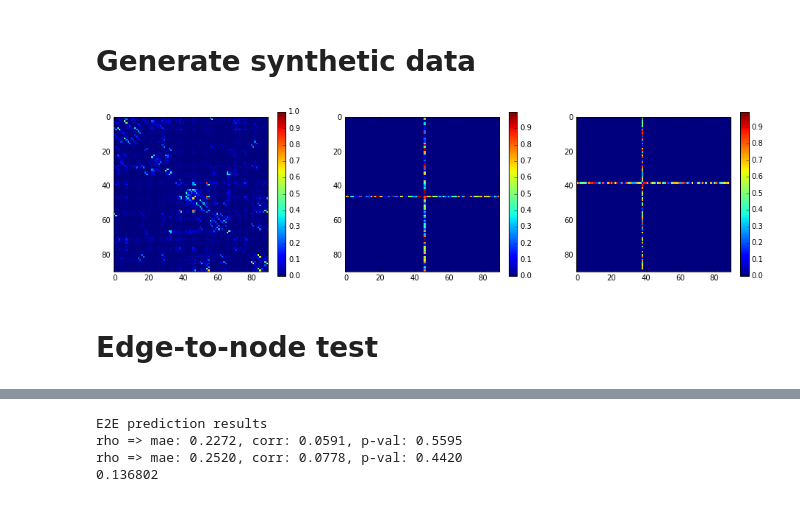
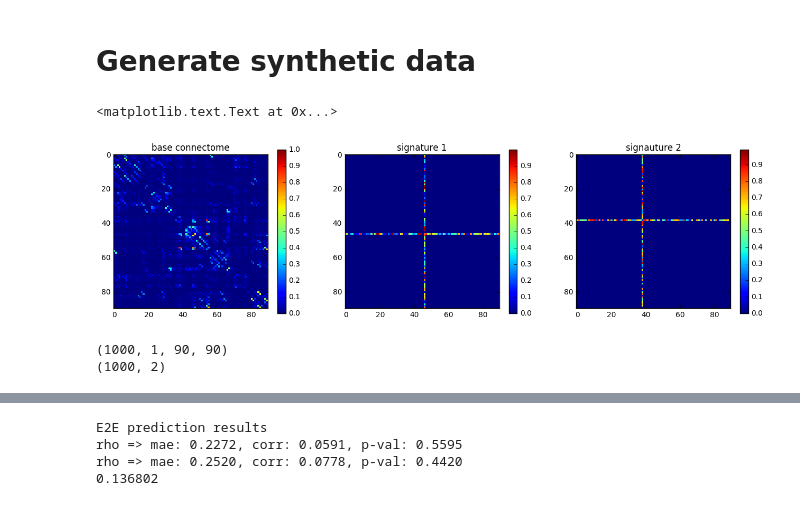
Before and after one commit to jeremykawahara/ann4brains, a Jupyter notebook: examples/brainnetcnn.ipynb, the cells around one changed output, grey strips where cells are left out. Cells and saved outputs as stored; diff of their text form; code cells hidden in the pictures.

```diff
--- a/examples/brainnetcnn.ipynb
+++ b/examples/brainnetcnn.ipynb
@@ -30,14 +57,17 @@ n_injuries = 2 # NOTE: The synthetic code only works for 2 injuries right now.
 n_samples = 100  # Number of training/testing samples.
 noise_weight = 0.125  # How much to weigh the noise.
 # %%
-# Load the realistic base connectome and generate the injury signatures.
-X_mn = injury.load_base_connectome(os.path.join('data', 'preterm_structural_base.mat'))
-np.random.seed(seed=333) # Set the seed so we generate the same signatures.
-injury_sigs = injury.generate_injury_signatures(X_mn, n_injuries)
+# Object to create synthetic injury data.
+injury = ConnectomeInjury(base_filename=os.path.join('data', 'base.mat'), # Where the base matrix is.
+                          n_injuries=n_injuries, # Only works for 2 injuries right now.
+                          signature_seed=333, # Set the seed so we generate the same signatures.
+                         )
 
+# View the realistic base connectome and the injury signatures.
 plt.figure(figsize=(16,4))
-plt.subplot(1,3,1); plt.imshow(X_mn, interpolation="None"); plt.colorbar();
-plt.subplot(1,3,2); plt.imshow(injury_sigs[0], interpolation="None"); plt.colorbar();
-plt.subplot(1,3,3); plt.imshow(injury_sigs[1], interpolation="None"); plt.colorbar();
+plt.subplot(1,3,1); plt.imshow(injury.X_mn, interpolation="None"); plt.colorbar(); plt.title('base connectome')
+plt.subplot(1,3,2); plt.imshow(injury.sigs[0], interpolation="None"); plt.colorbar(); plt.title('signature 1')
+plt.subplot(1,3,3); plt.imshow(injury.sigs[1], interpolation="None"); plt.colorbar(); plt.title('signauture 2')
 # %% [output]
+<matplotlib.text.Text at 0x...>
-[figure, old version]
+[figure, new version]
@@ -53,2 +79,0 @@ hdf5_validate = injury.generate_injury_data('validate', X_mn, injury_sigs, n_sam
-# %% [markdown]
-<h1>Edge-to-node test</h1>
@@ -82,0 +80,6 @@ test_data = h5_utils.read_h5(hdf5_test, ['data', 'label'])
+# %%
+print(x_train.shape) # 1000 samples of size 90 x 90 (1 since there's only 1 channel)
+print(y_train.shape) # How much each of the 2 signatures weight the 1000 samples.
+# %% [output]
+(1000, 1, 90, 90)
+(1000, 2)
```
Also changed, not shown: parts of 20 cells of this notebook, 4 other files.
